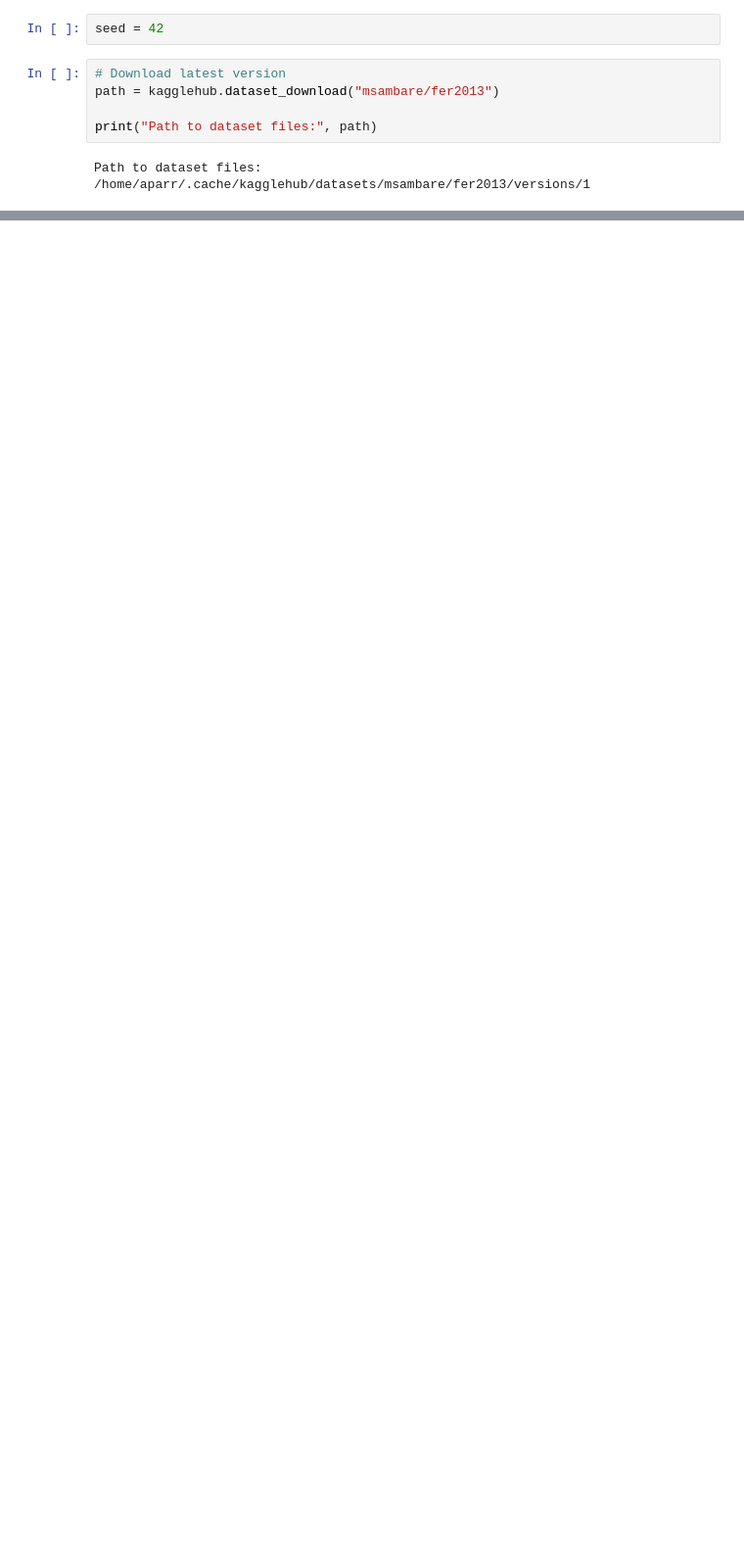
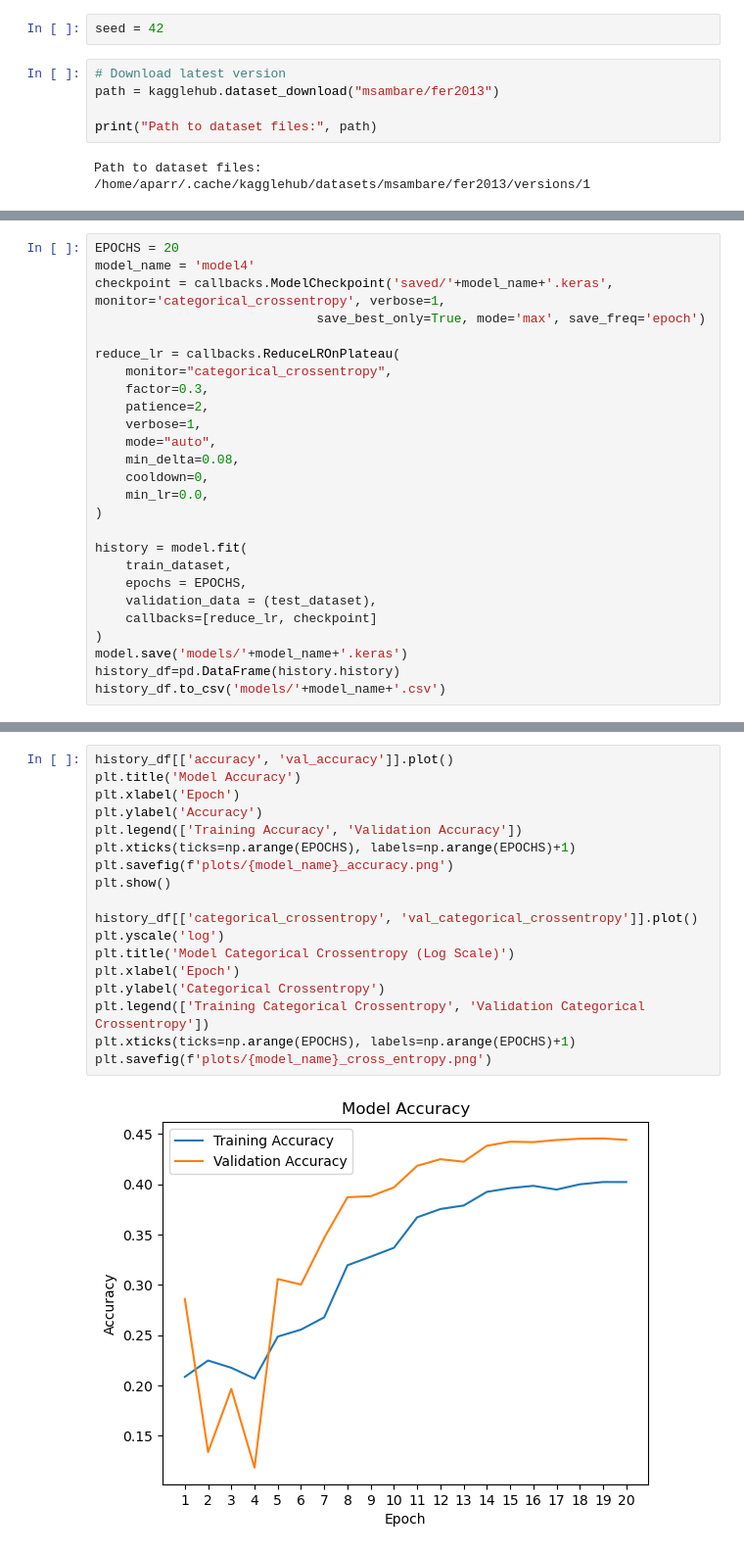
Before and after one commit to hoxxe-r/cais_winter_project, a Jupyter notebook: main.ipynb, the cells around one changed output, grey strips where cells are left out. Shown: that part at 98% size. Drawn from its saved outputs; the diff is of its cells as text; blank space fills up the shorter version.

```diff
--- a/main.ipynb
+++ b/main.ipynb
@@ -140,0 +183,26 @@ Epoch 10/10
+# %%
+EPOCHS = 20
+model_name = 'model4'
+checkpoint = callbacks.ModelCheckpoint('saved/'+model_name+'.keras', monitor='categorical_crossentropy', verbose=1,
+                             save_best_only=True, mode='max', save_freq='epoch')
+
+reduce_lr = callbacks.ReduceLROnPlateau(
+    monitor="categorical_crossentropy",
+    factor=0.3,
+    patience=2,
+    verbose=1,
+    mode="auto",
+    min_delta=0.08,
+    cooldown=0,
+    min_lr=0.0,
+)
+
+history = model.fit(
+    train_dataset,
+    epochs = EPOCHS,
+    validation_data = (test_dataset),
+    callbacks=[reduce_lr, checkpoint]
+)
+model.save('models/'+model_name+'.keras')
+history_df=pd.DataFrame(history.history)
+history_df.to_csv('models/'+model_name+'.csv')
@@ -140,0 +216,20 @@ Epoch 10/10
+# %%
+history_df[['accuracy', 'val_accuracy']].plot()
+plt.title('Model Accuracy')
+plt.xlabel('Epoch')
+plt.ylabel('Accuracy')
+plt.legend(['Training Accuracy', 'Validation Accuracy'])
+plt.xticks(ticks=np.arange(EPOCHS), labels=np.arange(EPOCHS)+1)
+plt.savefig(f'plots/{model_name}_accuracy.png')
+plt.show()
+
+history_df[['categorical_crossentropy', 'val_categorical_crossentropy']].plot()
+plt.yscale('log')
+plt.title('Model Categorical Crossentropy (Log Scale)')
+plt.xlabel('Epoch')
+plt.ylabel('Categorical Crossentropy')
+plt.legend(['Training Categorical Crossentropy', 'Validation Categorical Crossentropy'])
+plt.xticks(ticks=np.arange(EPOCHS), labels=np.arange(EPOCHS)+1)
+plt.savefig(f'plots/{model_name}_cross_entropy.png')
+# %% [output]
+[figure, added]
```
Also changed, not shown: parts of 8 cells of this notebook, 11 other files.
